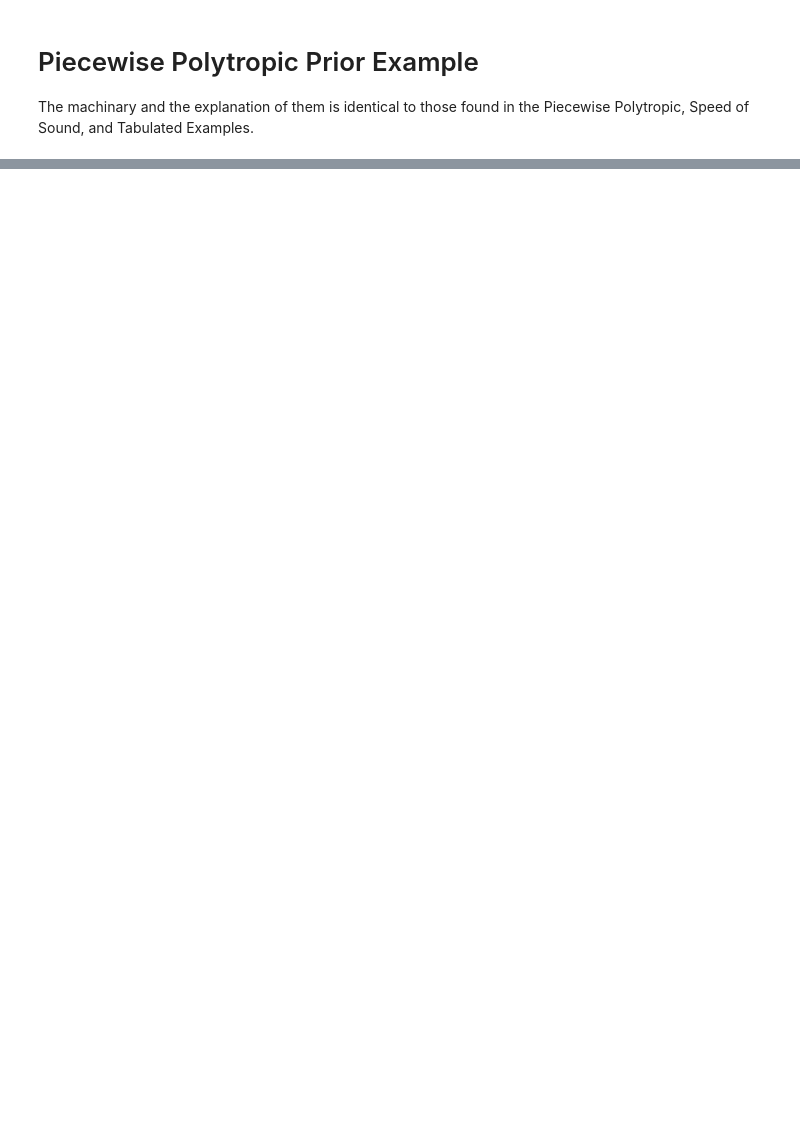
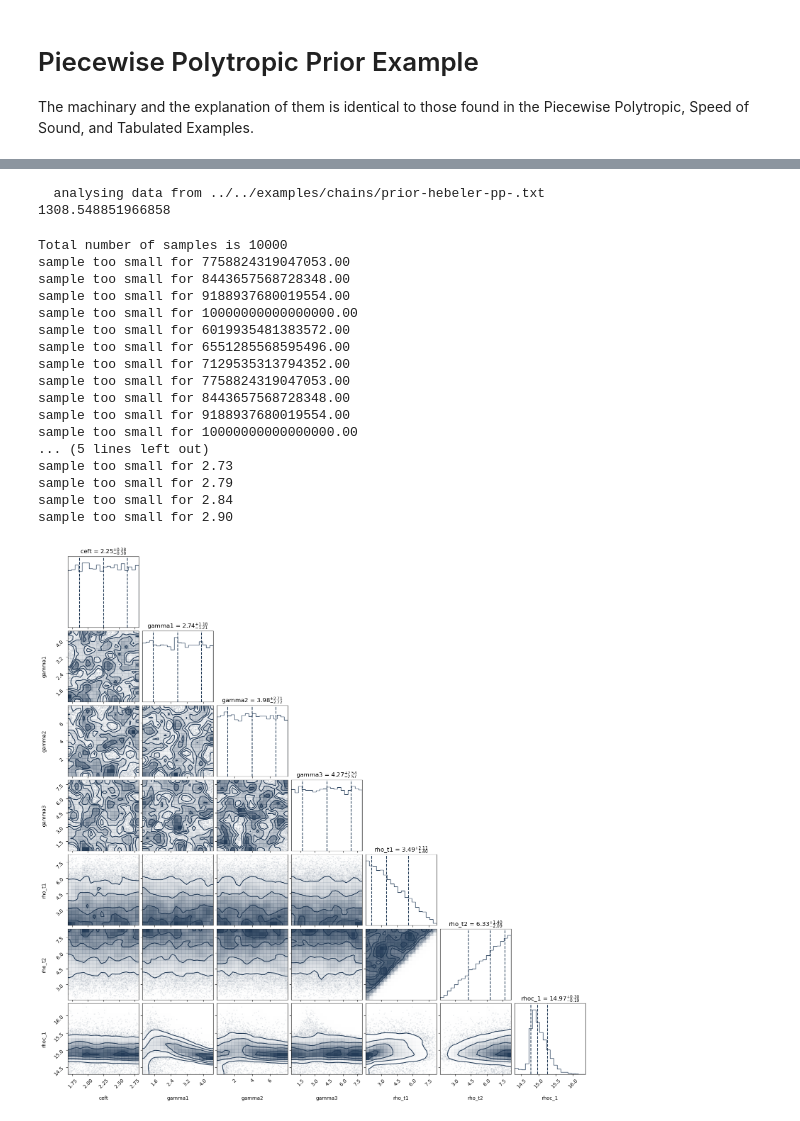
Before and after one commit to xpsi-group/neost, a Jupyter notebook: docs/source/PP_prior_example.ipynb, the cells around one changed output, grey strips where cells are left out. Saved outputs shown, nothing was run; the diff lists cells and outputs as text; code cells hidden in the pictures; blank space fills up the shorter version.

```diff
--- a/docs/source/PP_prior_example.ipynb
+++ b/docs/source/PP_prior_example.ipynb
@@ -78,18 +82,40 @@ def loglike(pseudo_var):
 # %%
 # Then we start the sampling, note the greatly increased number of livepoints, this is required because each livepoint terminates after 1 iteration
 start = time.time()
-result = solve(LogLikelihood=loglike, Prior=prior.inverse_sample, n_live_points=100000, evidence_tolerance=0.1,
-               n_dims=len(variable_params), sampling_efficiency=0.8, outputfiles_basename='chains/' + run_name, verbose=True)
+result = solve(LogLikelihood=loglike, Prior=prior.inverse_sample, n_live_points=10000, evidence_tolerance=0.1,
+               n_dims=len(variable_params), sampling_efficiency=0.8, outputfiles_basename='../../examples/chains/' + run_name, verbose=True)
 end = time.time()
 print(end - start)
+# %% [output]
+  analysing data from ../../examples/chains/prior-hebeler-pp-.txt
+1308.548851966858
 # %%
 # Compute auxiliary data for posterior analysis
-PosteriorAnalysis.compute_auxiliary_data('chains/' + run_name, polytropes_pp,
+PosteriorAnalysis.compute_auxiliary_data('../../examples/chains/' + run_name, polytropes_pp,
                                          variable_params, static_params, chirp_mass)
 
 
 # Make some analysis plots
-PosteriorAnalysis.cornerplot('chains/' + run_name, variable_params)
-PosteriorAnalysis.mass_radius_posterior_plot('chains/' + run_name)
-PosteriorAnalysis.mass_radius_prior_predictive_plot('chains/' + run_name,variable_params, label_name='+ J0740 dataset')
-PosteriorAnalysis.eos_posterior_plot('chains/' + run_name,variable_params)
+PosteriorAnalysis.cornerplot('../../examples/chains/' + run_name, variable_params)
+PosteriorAnalysis.mass_radius_posterior_plot('../../examples/chains/' + run_name)
+PosteriorAnalysis.mass_radius_prior_predictive_plot('../../examples/chains/' + run_name,variable_params, label_name='+ J0740 dataset')
+PosteriorAnalysis.eos_posterior_plot('../../examples/chains/' + run_name,variable_params)
+# %% [output]
+Total number of samples is 10000
+sample too small for 7758824319047053.00
+sample too small for 8443657568728348.00
+sample too small for 9188937680019554.00
+sample too small for 10000000000000000.00
+sample too small for 6019935481383572.00
+sample too small for 6551285568595496.00
+sample too small for 7129535313794352.00
+sample too small for 7758824319047053.00
+sample too small for 8443657568728348.00
+sample too small for 9188937680019554.00
+sample too small for 10000000000000000.00
+... (5 lines left out)
+sample too small for 2.73
+sample too small for 2.79
+sample too small for 2.84
+sample too small for 2.90
+[figure, added]
```
Also changed, not shown: parts of 4 cells of this notebook.
